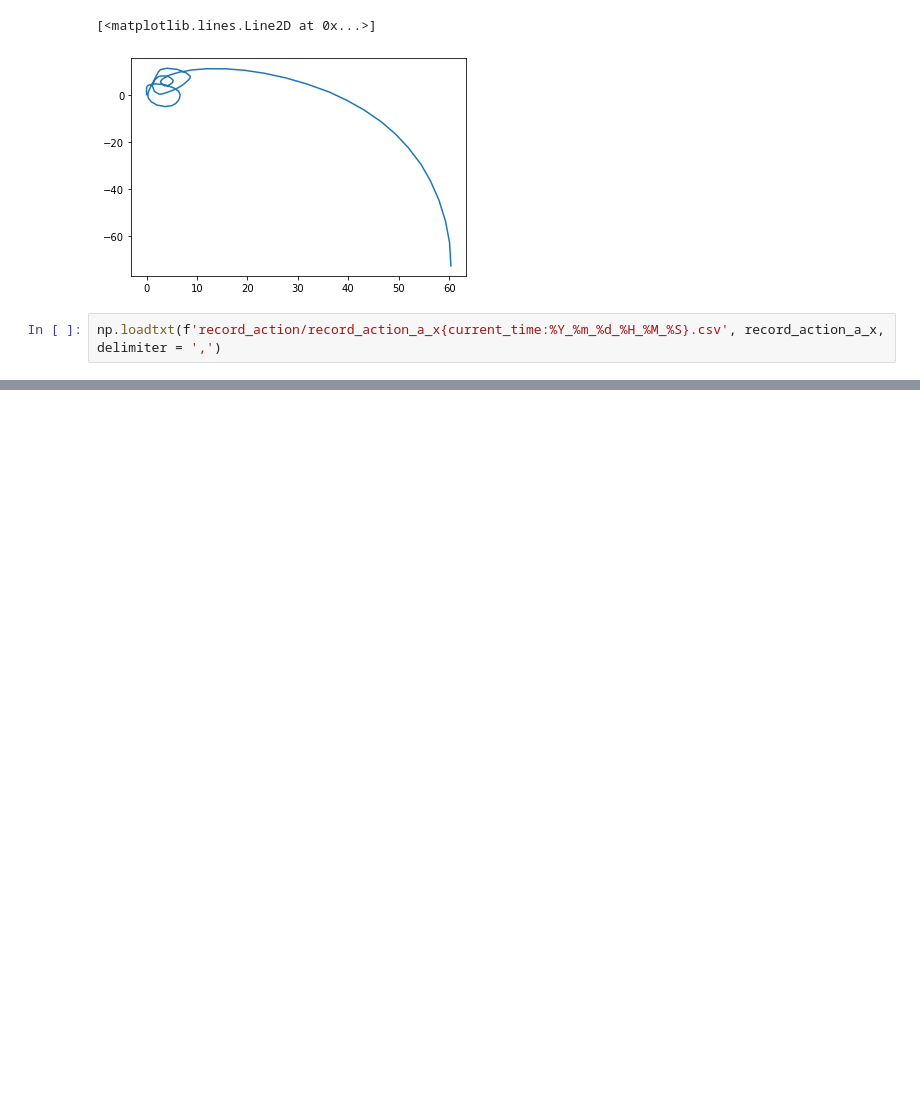
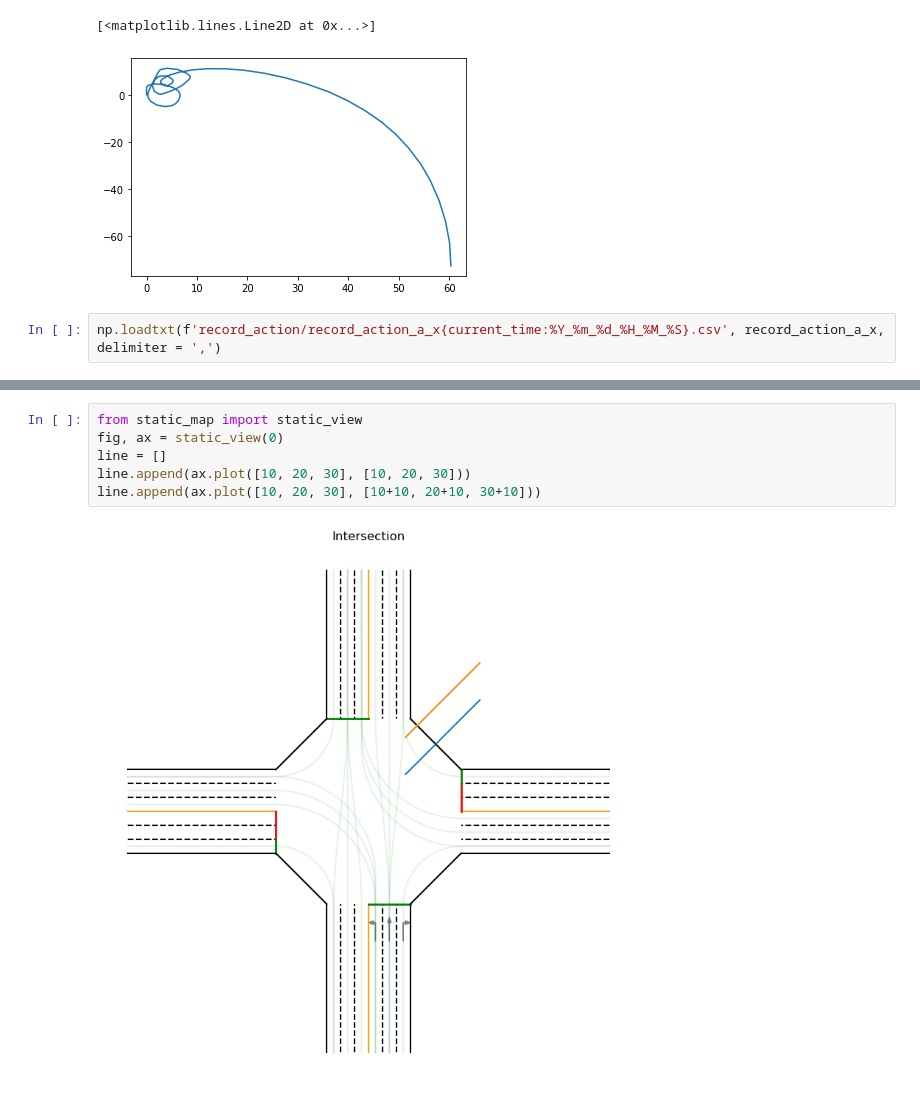
Before and after one commit to molumitu/crossroad_mpc, a Jupyter notebook: test.ipynb, the cells around one changed output, grey strips where cells are left out. Cells and saved outputs as stored; diff of their text form; blank space fills up the shorter version.

```diff
--- a/test.ipynb
+++ b/test.ipynb
@@ -237,0 +292,8 @@ np.loadtxt(f'record_action/record_action_a_x{current_time:%Y_%m_%d_%H_%M_%S}.csv
+# %%
+from static_map import static_view
+fig, ax = static_view(0)
+line = []
+line.append(ax.plot([10, 20, 30], [10, 20, 30]))
+line.append(ax.plot([10, 20, 30], [10+10, 20+10, 30+10]))
+# %% [output]
+[figure, added]
```
Also changed, not shown: parts of 16 cells of this notebook, 16 other files.
